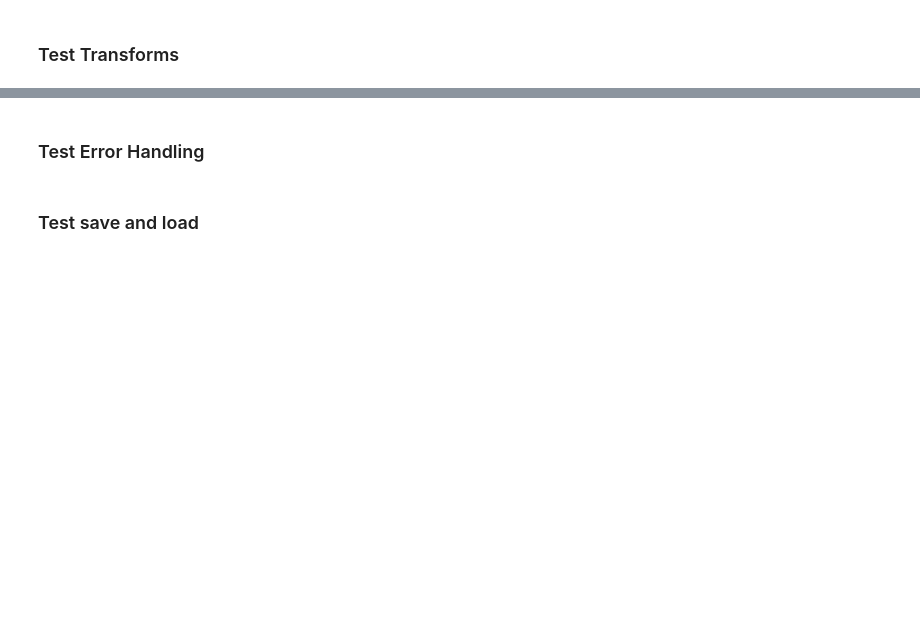
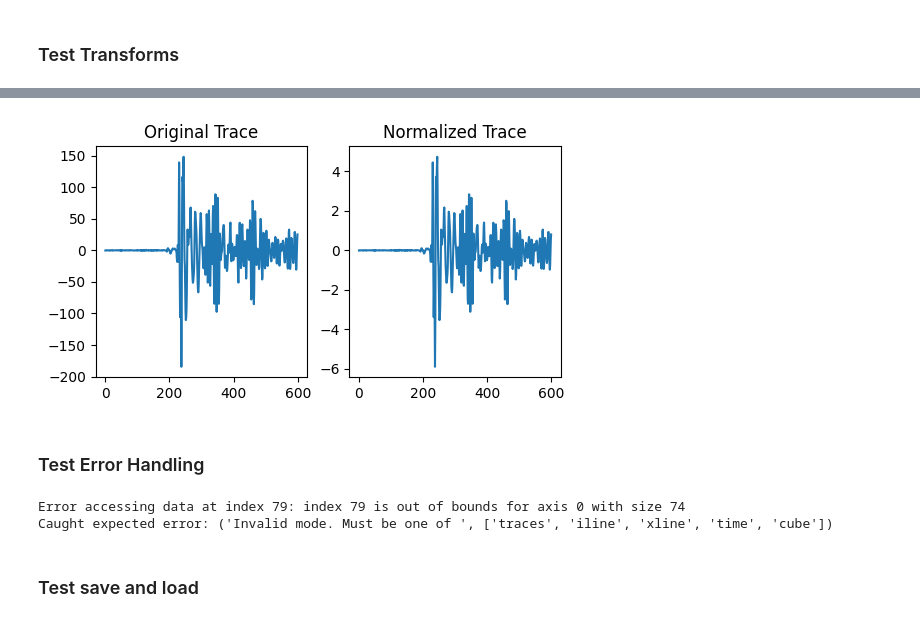
Before and after one commit to makamoa/alphasei, a Jupyter notebook: src/dataset/datasetExample.ipynb, the cells around one changed output, grey strips where cells are left out. Cells and saved outputs as stored; diff of their text form; code cells hidden in the pictures; blank space fills up the shorter version.

```diff
--- a/src/dataset/datasetExample.ipynb
+++ b/src/dataset/datasetExample.ipynb
@@ -175,20 +207,22 @@ plt.show()
 # %%
-unstruc_dataset = SeismicDataset(segy_dir_2, False, mode='traces')
-unstruc_dataset_with_transform = SeismicDataset(segy_dir_2, False, mode='traces', transform=[normalize])
+unstruc_dataset = SegyDataset(segy_dir_2, False, mode='traces')
+unstruc_dataset_with_transform = SegyDataset(segy_dir_2, False, mode='traces', transform=[normalize])
 
 idx = random.randint(0, len(unstruc_dataset_with_transform)-1)
 
 original_trace = unstruc_dataset[idx]
 transformed_trace = unstruc_dataset_with_transform[idx]
 
-plt.figure(figsize=(12, 6))
+plt.figure(figsize=(6, 3))
 plt.subplot(1, 2, 1)
 plt.plot(original_trace)
 plt.title('Original Trace')
 plt.subplot(1, 2, 2)
 plt.plot(transformed_trace)
 plt.title('Normalized Trace')
 plt.show()
+# %% [output]
+[figure, added]
 # %% [markdown]
 ### Test Error Handling
 # %%
@@ -198,9 +232,12 @@ except IndexError as e:
     print(f"Caught expected error: {e}")
 
 try:
-    invalid_dataset = SeismicDataset(segy_dir, mode='huh?')
+    invalid_dataset = SegyDataset(segy_dir, mode='huh?')
 except ValueError as e:
     print(f"Caught expected error: {e}")
+# %% [output]
+Error accessing data at index 79: index 79 is out of bounds for axis 0 with size 74
+Caught expected error: ('Invalid mode. Must be one of ', ['traces', 'iline', 'xline', 'time', 'cube'])
 # %% [markdown]
 ### Test save and load
 # %%
```
Also changed, not shown: parts of 37 cells of this notebook, 2 other files.
